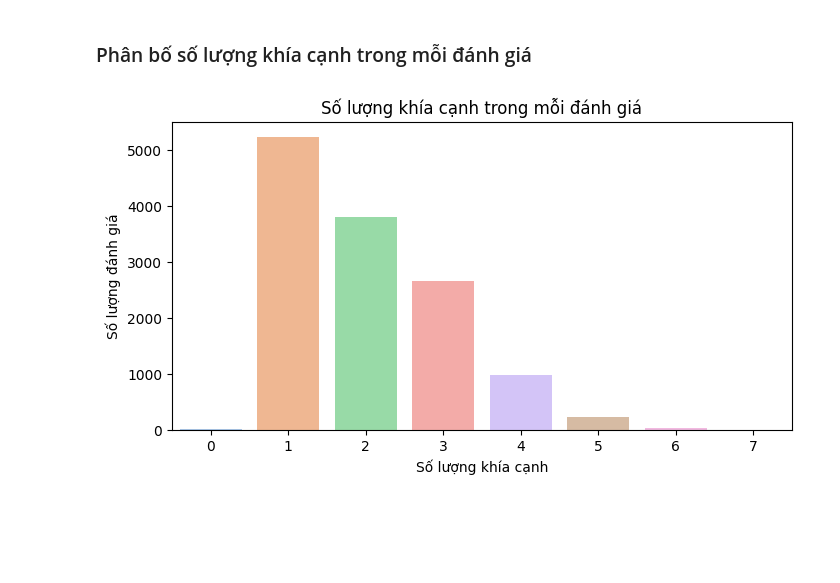
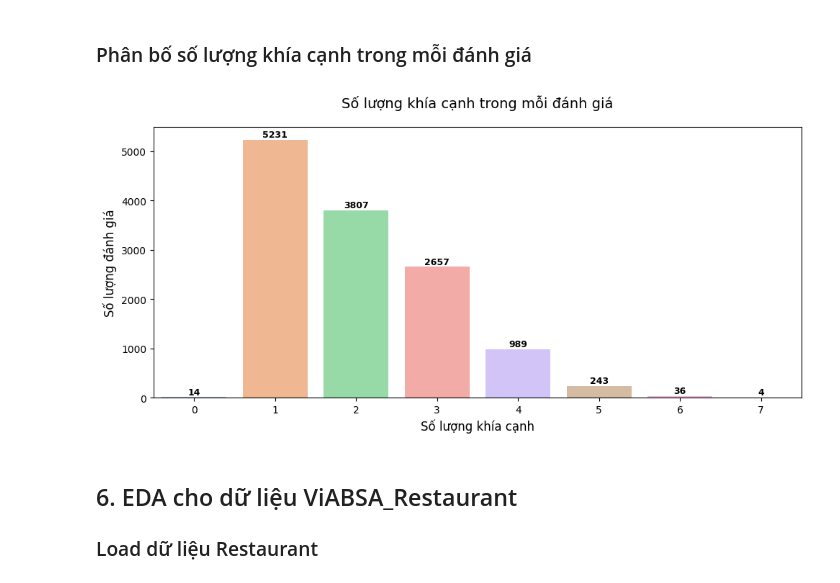
Before and after one commit to nvietanh1909/ABSA_Prompting, a Jupyter notebook: ViABSA_BP_EDA.ipynb, the cells around one changed output. Saved outputs shown, nothing was run; the diff lists cells and outputs as text; code cells hidden in the pictures; blank space fills up the shorter version.

```diff
--- a/ViABSA_BP_EDA.ipynb
+++ b/ViABSA_BP_EDA.ipynb
@@ -148,22 +164,26 @@ for aspect in aspects:
     sentiment_df = pd.concat([sentiment_df, temp], ignore_index=True)
 sentiment_df = sentiment_df.dropna()
 # %%
-plt.figure(figsize=(12, 6))
+plt.figure(figsize=(14, 7))
 barplot = sns.barplot(x='aspect', y='count', hue='sentiment', data=sentiment_df, palette="pastel")
-plt.title("Phân bố cảm xúc theo từng khía cạnh")
-plt.ylabel("Số lượng")
-plt.xlabel("Khía cạnh")
-plt.xticks(rotation=45)
-plt.legend(title='Cảm xúc')
+plt.title("Phân bố cảm xúc theo từng khía cạnh", fontsize=14, pad=20)
+plt.ylabel("Số lượng", fontsize=12)
+plt.xlabel("Khía cạnh", fontsize=12)
+
+# Cải thiện hiển thị nhãn trục x
+plt.xticks(rotation=45, ha='right', fontsize=10)
+plt.yticks(fontsize=10)
+plt.legend(title='Cảm xúc', fontsize=10, title_fontsize=11)
 
 # Thêm text số lượng trên đầu các cây cột
 for p in barplot.patches:
     height = p.get_height()
     if height <= 0:
         continue
-    barplot.text(p.get_x() + p.get_width() / 2., height + 0.3, int(height), ha="center", va="bottom")
+    barplot.text(p.get_x() + p.get_width() / 2., height + 10, int(height), ha="center", va="bottom", fontsize=8, fontweight='bold')
 
-
+plt.tight_layout()
+plt.subplots_adjust(bottom=0.15)  # Tăng khoảng cách phía dưới để nhãn không bị cắt
 print(len(barplot.patches))
 plt.show()
 # %% [output]
@@ -174,11 +194,28 @@ plt.show()
 # %%
 df['num_aspects'] = df[[a + '_exists' for a in aspects]].sum(axis=1)
 
-plt.figure(figsize=(8, 4))
-sns.countplot(x='num_aspects', hue='num_aspects', data=df, palette="pastel", legend=False)
-plt.title("Số lượng khía cạnh trong mỗi đánh giá")
-plt.xlabel("Số lượng khía cạnh")
-plt.ylabel("Số lượng đánh giá")
+plt.figure(figsize=(10, 5))
+bp_count_plot = sns.countplot(x='num_aspects', hue='num_aspects', data=df, palette="pastel", legend=False)
+plt.title("Số lượng khía cạnh trong mỗi đánh giá", fontsize=14, pad=20)
+plt.xlabel("Số lượng khía cạnh", fontsize=12)
+plt.ylabel("Số lượng đánh giá", fontsize=12)
+
+# Cải thiện hiển thị
+plt.xticks(fontsize=10)
+plt.yticks(fontsize=10)
+
+# Thêm text số lượng trên đầu các cây cột
+for p in bp_count_plot.patches:
+    height = p.get_height()
+    if height <= 0:
+        continue
+    bp_count_plot.text(p.get_x() + p.get_width() / 2., height + 10, int(height), ha="center", va="bottom", fontsize=9, fontweight='bold')
+
+plt.tight_layout()
 plt.show()
 # %% [output]
-[figure, old version]
+[figure, new version]
+# %% [markdown]
+## 6. EDA cho dữ liệu ViABSA_Restaurant
+
+### Load dữ liệu Restaurant
```
Also changed, not shown: parts of 34 cells of this notebook, 31 other files.
